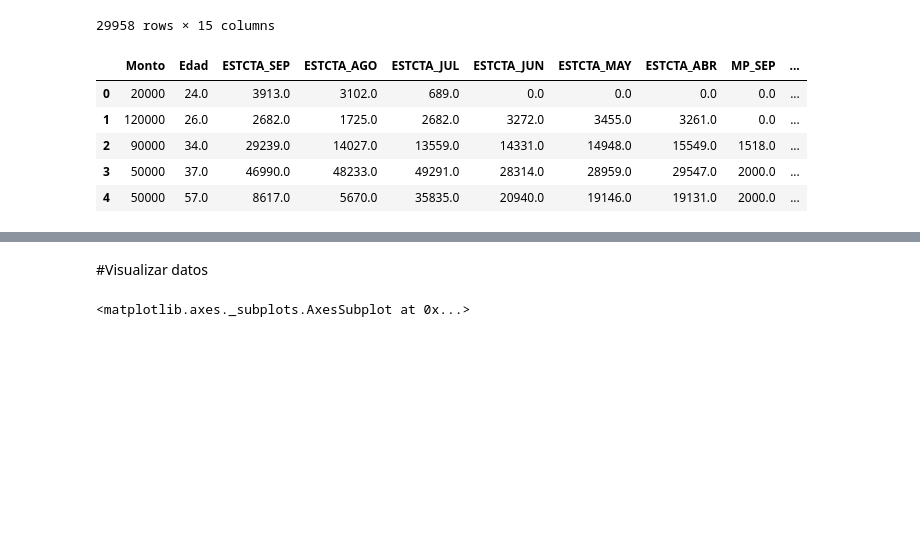
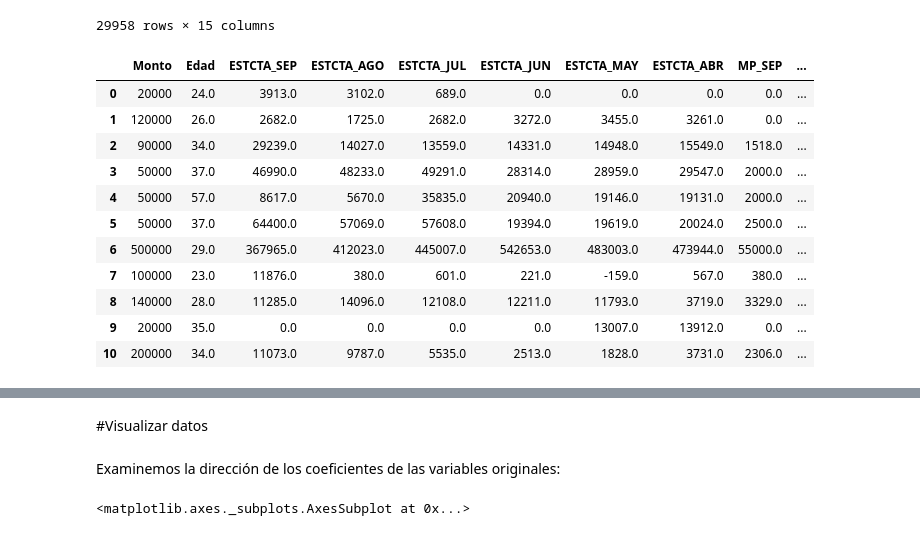
Before and after one commit to PosgradoMNA/actividades-del-projecto-equipo_98, a Jupyter notebook: Actividad_4.ipynb, the cells around one changed output, grey strips where cells are left out. Drawn from its saved outputs; the diff is of its cells as text; code cells hidden in the pictures; blank space fills up the shorter version.

```diff
--- a/Actividad_4.ipynb
+++ b/Actividad_4.ipynb
@@ -152,14 +152,20 @@ df
 29958 rows × 15 columns
 # %%
 df_num = df.iloc[:,1:]
-df_num.head()
+df_num.head(11)
 # %% [output]
 |  | Monto | Edad | ESTCTA_SEP | ESTCTA_AGO | ESTCTA_JUL | ESTCTA_JUN | ESTCTA_MAY | ESTCTA_ABR | MP_SEP | ... |
 | 0 | 20000 | 24.0 | 3913.0 | 3102.0 | 689.0 | 0.0 | 0.0 | 0.0 | 0.0 | ... |
 | 1 | 120000 | 26.0 | 2682.0 | 1725.0 | 2682.0 | 3272.0 | 3455.0 | 3261.0 | 0.0 | ... |
 | 2 | 90000 | 34.0 | 29239.0 | 14027.0 | 13559.0 | 14331.0 | 14948.0 | 15549.0 | 1518.0 | ... |
 | 3 | 50000 | 37.0 | 46990.0 | 48233.0 | 49291.0 | 28314.0 | 28959.0 | 29547.0 | 2000.0 | ... |
 | 4 | 50000 | 57.0 | 8617.0 | 5670.0 | 35835.0 | 20940.0 | 19146.0 | 19131.0 | 2000.0 | ... |
+| 5 | 50000 | 37.0 | 64400.0 | 57069.0 | 57608.0 | 19394.0 | 19619.0 | 20024.0 | 2500.0 | ... |
+| 6 | 500000 | 29.0 | 367965.0 | 412023.0 | 445007.0 | 542653.0 | 483003.0 | 473944.0 | 55000.0 | ... |
+| 7 | 100000 | 23.0 | 11876.0 | 380.0 | 601.0 | 221.0 | -159.0 | 567.0 | 380.0 | ... |
+| 8 | 140000 | 28.0 | 11285.0 | 14096.0 | 12108.0 | 12211.0 | 11793.0 | 3719.0 | 3329.0 | ... |
+| 9 | 20000 | 35.0 | 0.0 | 0.0 | 0.0 | 0.0 | 13007.0 | 13912.0 | 0.0 | ... |
+| 10 | 200000 | 34.0 | 11073.0 | 9787.0 | 5535.0 | 2513.0 | 1828.0 | 3731.0 | 2306.0 | ... |
 # %%
 #Realizamos la correlación
 df_num.corr()
@@ -181,6 +187,8 @@ df_num.corr()
 | MP_ABR | 0.219567 | 0.019533 | 0.179287 | 0.174180 | 0.182257 | 0.177562 | 0.164102 | 0.115415 | 0.185659 | ... |
 # %% [markdown]
 #Visualizar datos
+# %% [markdown]
+Examinemos la dirección de los coeficientes de las variables originales:
 # %%
 import seaborn as sns
 # %%
```
Also changed, not shown: parts of 8 cells of this notebook.
